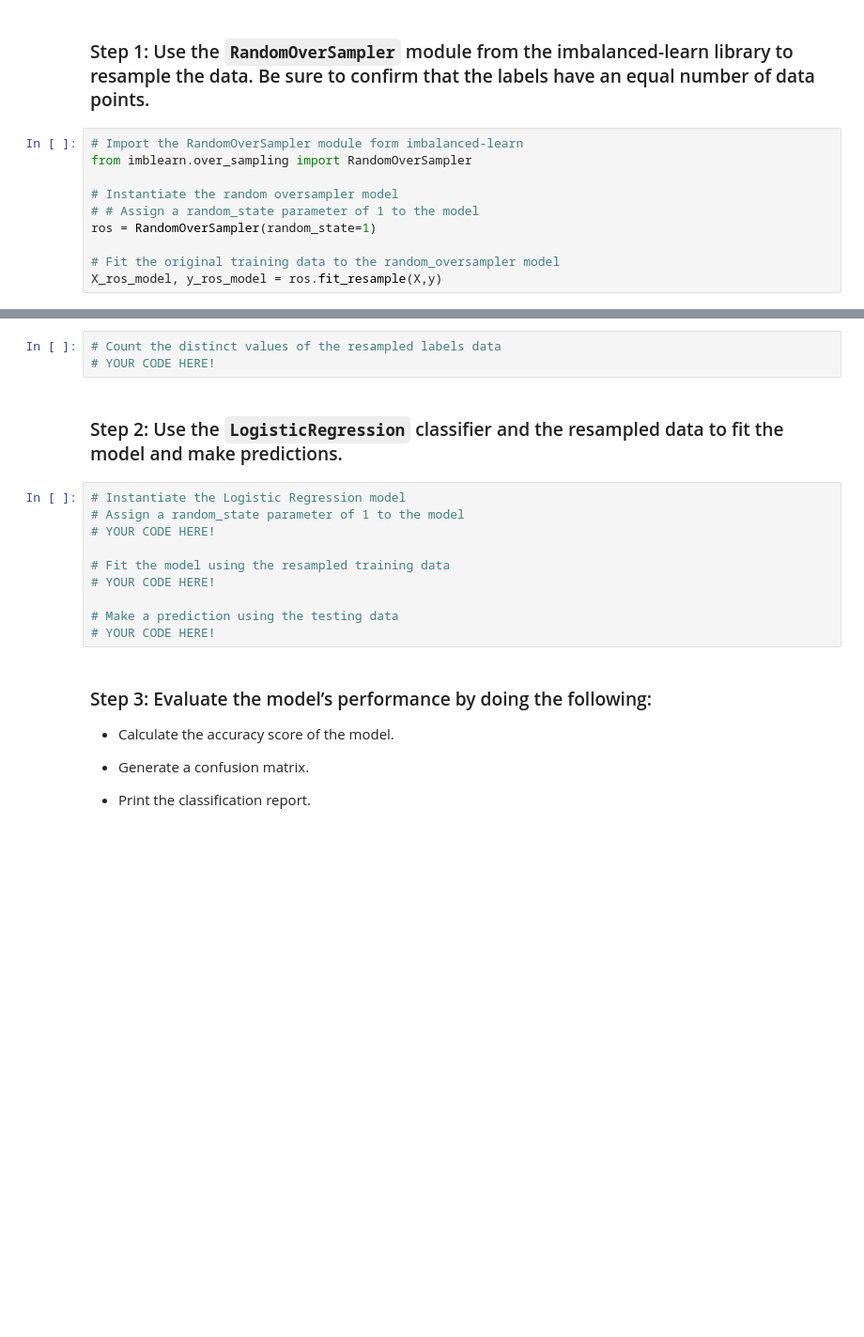
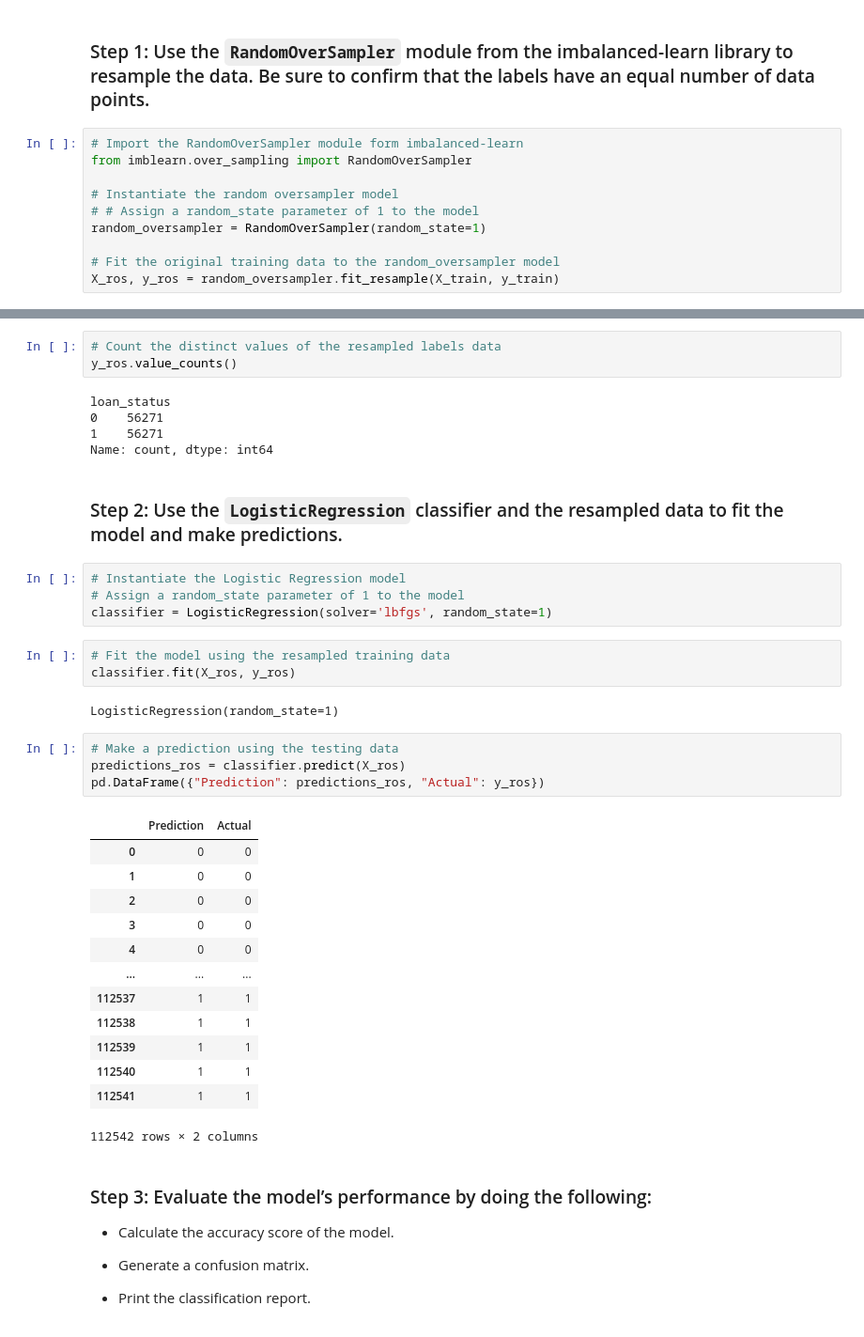
Before and after one commit to elisesirivisal/credit-risk-classification, a Jupyter notebook: Credit_Risk/credit_risk_classification.ipynb, the cells around one changed output, grey strips where cells are left out. Shown: that part at 94% size. Drawn from its saved outputs; the diff is of its cells as text; blank space fills up the shorter version.

```diff
--- a/Credit_Risk/credit_risk_classification.ipynb
+++ b/Credit_Risk/credit_risk_classification.ipynb
@@ -170,7 +170,7 @@ from imblearn.over_sampling import RandomOverSampler
 
 # Instantiate the random oversampler model
 # # Assign a random_state parameter of 1 to the model
-ros = RandomOverSampler(random_state=1)
+random_oversampler = RandomOverSampler(random_state=1)
 
 # Fit the original training data to the random_oversampler model
-X_ros_model, y_ros_model = ros.fit_resample(X,y)
+X_ros, y_ros = random_oversampler.fit_resample(X_train, y_train)
@@ -179,18 +177,40 @@ ImportError: cannot import name '_check_X' from 'imblearn.utils._validation' (c:
 # %%
 # Count the distinct values of the resampled labels data
-# YOUR CODE HERE!
+y_ros.value_counts()
+# %% [output]
+loan_status
+0    56271
+1    56271
+Name: count, dtype: int64
 # %% [markdown]
 ### Step 2: Use the `LogisticRegression` classifier and the resampled data to fit the model and make predictions.
 # %%
 # Instantiate the Logistic Regression model
 # Assign a random_state parameter of 1 to the model
-# YOUR CODE HERE!
-
-# Fit the model using the resampled training data
-# YOUR CODE HERE!
-
-# Make a prediction using the testing data
-# YOUR CODE HERE!
+classifier = LogisticRegression(solver='lbfgs', random_state=1)
+# %%
+# Fit the model using the resampled training data
+classifier.fit(X_ros, y_ros)
+# %% [output]
+LogisticRegression(random_state=1)
+# %%
+# Make a prediction using the testing data
+predictions_ros = classifier.predict(X_ros)
+pd.DataFrame({"Prediction": predictions_ros, "Actual": y_ros})
+# %% [output]
+|  | Prediction | Actual |
+| 0 | 0 | 0 |
+| 1 | 0 | 0 |
+| 2 | 0 | 0 |
+| 3 | 0 | 0 |
+| 4 | 0 | 0 |
+| ... | ... | ... |
+| 112537 | 1 | 1 |
+| 112538 | 1 | 1 |
+| 112539 | 1 | 1 |
+| 112540 | 1 | 1 |
+| 112541 | 1 | 1 |
+112542 rows × 2 columns
 # %% [markdown]
 ### Step 3: Evaluate the model’s performance by doing the following:
 
```
Also changed, not shown: parts of 7 cells of this notebook, 1 other file.
